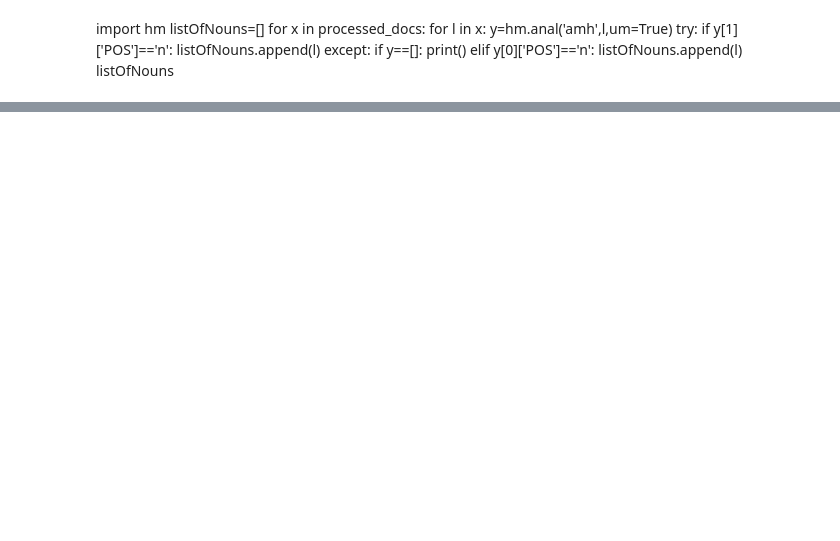
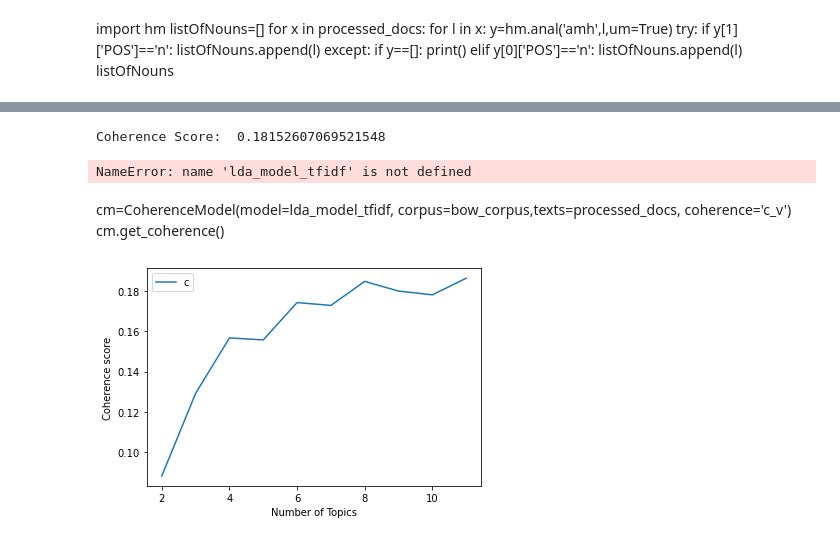
Before and after one commit to NyraO/LDA_Code, a Jupyter notebook: LDA.ipynb, the cells around one changed output, grey strips where cells are left out. Saved outputs shown, nothing was run; the diff lists cells and outputs as text; code cells hidden in the pictures; blank space fills up the shorter version.

Commit message:
topic models added

```diff
--- a/LDA.ipynb
+++ b/LDA.ipynb
@@ -21,0 +21,7 @@ len(my_lemma)
+# %%
+#my_doc=pd.read_csv('C:/Users/Kois/unLemmatizedCorpus.csv') #unLemmatized tokens
+my_root=pd.read_csv('C:/Users/Kois/lemmatizedCorpus.csv') #Lemmatized tokens
+my_root=my_root.drop(['Unnamed: 0.1'], axis = 1)
+my_root=my_root.drop(['Unnamed: 0'], axis = 1)
+my_root=my_root.to_numpy().tolist()
+len(my_root)
@@ -181,5 +165,5 @@ for doc in corpus_tfidf:
 # %%
-lda_model = gensim.models.LdaMulticore(bow_corpus, num_topics=10, id2word=dictionary, passes=3, workers=2)
+lda_model = gensim.models.LdaMulticore(bow_corpus, num_topics=10, id2word=dictionary, passes=3, workers=2, alpha=1)
 # %%
 for idx, topic in lda_model.print_topics(-1):
     print('Topic: {} \nWords: {}'.format(idx, topic))
@@ -300,0 +176,18 @@ Cluster 0 : []
+# %%
+#BOW as feature
+from gensim.models import CoherenceModel
+coherence_model_lda = CoherenceModel(model=lda_model, corpus=bow_corpus,texts=processed_docs, coherence='c_v')
+coherence_lda = coherence_model_lda.get_coherence()
+print('\nCoherence Score: ', coherence_lda)
+# %% [output]
+Coherence Score:  0.18152607069521548
+# %%
+#tfidf as feature
+coherence_model_lda = CoherenceModel(model=lda_model_tfidf, corpus=bow_corpus,texts=processed_docs, coherence='c_v')
+coherence_lda = coherence_model_lda.get_coherence()
+print('\nCoherence Score: ', coherence_lda)
+# %% [output]
+NameError: name 'lda_model_tfidf' is not defined
+# %% [markdown]
+cm=CoherenceModel(model=lda_model_tfidf, corpus=bow_corpus,texts=processed_docs, coherence='c_v')
+cm.get_coherence()
@@ -300,0 +196,36 @@ Cluster 0 : []
+# %%
+def compute_coherence_values(dictionary, doc_term_matrix, start, stop, step):
+    """
+    Input   : dictionary : Gensim dictionary
+              corpus : Gensim corpus
+              texts : List of input texts
+              stop : Max num of topics
+    purpose : Compute c_v coherence for various number of topics
+    Output  : model_list : List of LSA topic models
+              coherence_values : Coherence values corresponding to the LDA model with respective number of topics
+    """
+    coherence_values = []
+    model_list = []
+    for num_topics in range(start, stop, step):
+        # generate LDA model
+        lda_model = gensim.models.LdaMulticore(bow_corpus, num_topics, id2word=dictionary, passes=3, workers=2, alpha=1)  # train model
+        model_list.append(lda_model)
+        coherencemodel = CoherenceModel(model=lda_model, corpus=bow_corpus,texts=processed_docs, coherence='c_v')
+        coherence_values.append(coherencemodel.get_coherence())
+    return coherence_values
+    #return model_list, coherence_values
+# %%
+def plot_graph(doc_clean,start, stop, step):
+    coherence_values = compute_coherence_values(dictionary, bow_corpus, start,stop, step)
+    # Show graph
+    x = range(start, stop, step)
+    plt.plot(x, coherence_values)
+    plt.xlabel("Number of Topics")
+    plt.ylabel("Coherence score")
+    plt.legend(("coherence_values"), loc='best')
+    plt.show()
+
+start,stop,step=2,12,1
+plot_graph(bow_corpus,start,stop,step)
+# %% [output]
+[figure, added]
```
Also changed, not shown: parts of 23 cells of this notebook, 4 other files.
